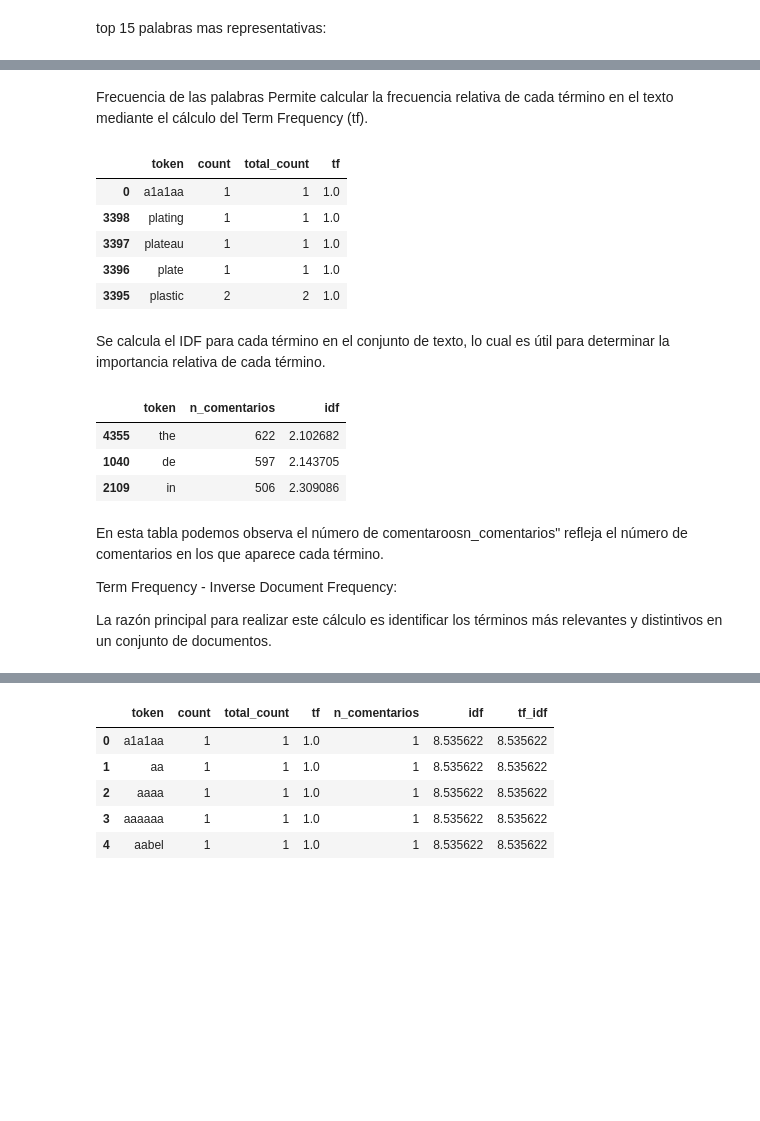
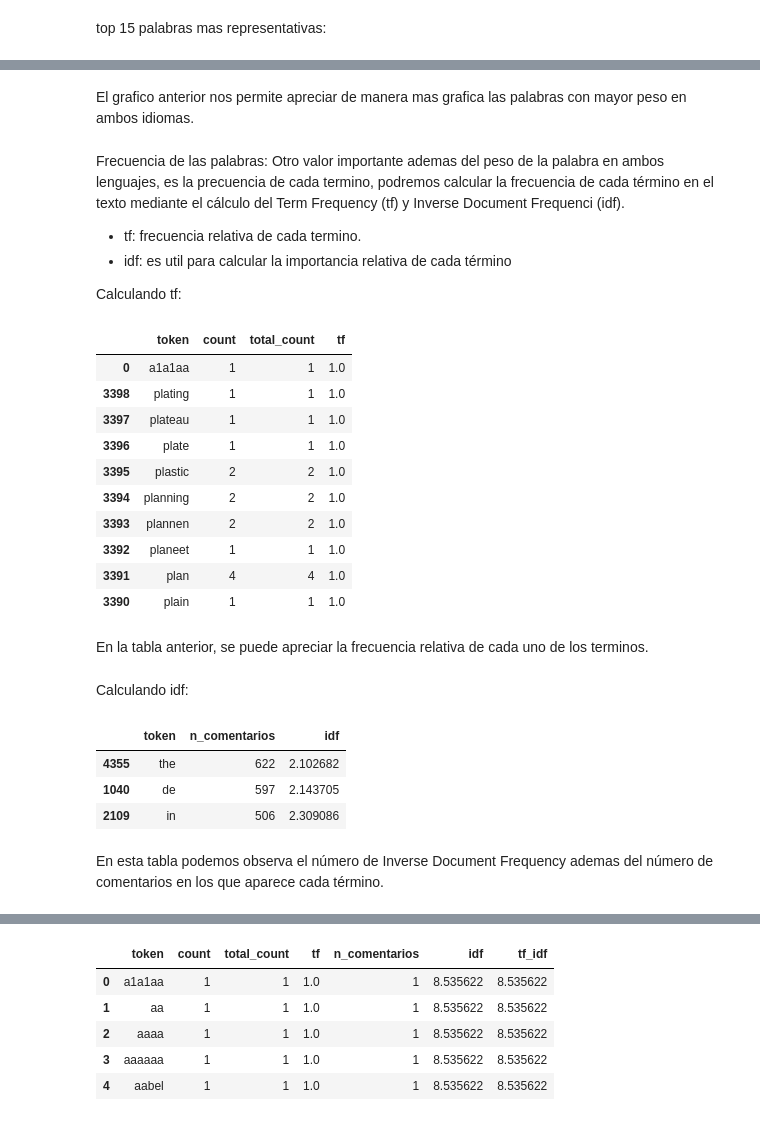
Before and after one commit to victor291201/TextCassifier-DeepLearning, a Jupyter notebook: main.ipynb, the cells around one changed output, grey strips where cells are left out. Saved outputs shown, nothing was run; the diff lists cells and outputs as text; code cells hidden in the pictures; blank space fills up the shorter version.

```diff
--- a/main.ipynb
+++ b/main.ipynb
@@ -851,24 +895,38 @@ Text(0.5, 0, 'log odds ratio (ingles / holandes)')
+# %% [markdown]
+El grafico anterior nos permite apreciar de manera mas grafica las palabras con mayor peso en ambos idiomas.
 # %% [markdown]
-Frecuencia de las palabras
-Permite calcular la frecuencia relativa de cada término en el texto mediante el cálculo del Term Frequency (tf).
+Frecuencia de las palabras:
+Otro valor importante ademas del peso de la palabra en ambos lenguajes, es la precuencia de cada termino, podremos calcular la frecuencia de cada término en el texto mediante el cálculo del Term Frequency (tf) y Inverse Document Frequenci (idf).
+
+* tf: frecuencia relativa de cada termino.
+* idf: es util para calcular la importancia relativa de cada término
+
+Calculando tf:
 # %%
 tf = textFinal.copy()
 # Número de veces que aparece cada término en cada comentario
 tf = tf.groupby(["token"])["token"].agg(["count"]).reset_index()
 # Se añade una columna con el total de términos por comentario
 tf['total_count'] = tf.groupby('token')['count'].transform(sum)
 # Se calcula el tf
 tf['tf'] = tf["count"] / tf["total_count"]
-tf.sort_values(by = "tf").head(5)
+tf.sort_values(by = "tf").head(10)
 # %% [output]
 |  | token | count | total_count | tf |
 | 0 | a1a1aa | 1 | 1 | 1.0 |
 | 3398 | plating | 1 | 1 | 1.0 |
 | 3397 | plateau | 1 | 1 | 1.0 |
 | 3396 | plate | 1 | 1 | 1.0 |
 | 3395 | plastic | 2 | 2 | 1.0 |
+| 3394 | planning | 2 | 2 | 1.0 |
+| 3393 | plannen | 2 | 2 | 1.0 |
+| 3392 | planeet | 1 | 1 | 1.0 |
+| 3391 | plan | 4 | 4 | 1.0 |
+| 3390 | plain | 1 | 1 | 1.0 |
-# %% [markdown]
-Se calcula el IDF para cada término en el conjunto de texto, lo cual es útil para determinar la importancia relativa de cada término.
+# %% [markdown]
+En la tabla anterior, se puede apreciar la frecuencia relativa de cada uno de los terminos.
+# %% [markdown]
+Calculando idf:
 # %%
 idf = textFinal.copy()
 total_documents = idf["token"].drop_duplicates().count()
@@ -885,8 +943,4 @@ idf.sort_values(by="idf").head(3)
 | 1040 | de | 597 | 2.143705 |
 | 2109 | in | 506 | 2.309086 |
 # %% [markdown]
-En esta tabla podemos observa el número de comentaroosn_comentarios" refleja el número de comentarios en los que aparece cada término.
-
-Term Frequency - Inverse Document Frequency:
-
-La razón principal para realizar este cálculo es identificar los términos más relevantes y distintivos en un conjunto de documentos.
+En esta tabla podemos observa el número de Inverse Document Frequency ademas del número de comentarios en los que aparece cada término.
```
Also changed, not shown: parts of 164 cells of this notebook, 2 other files.
